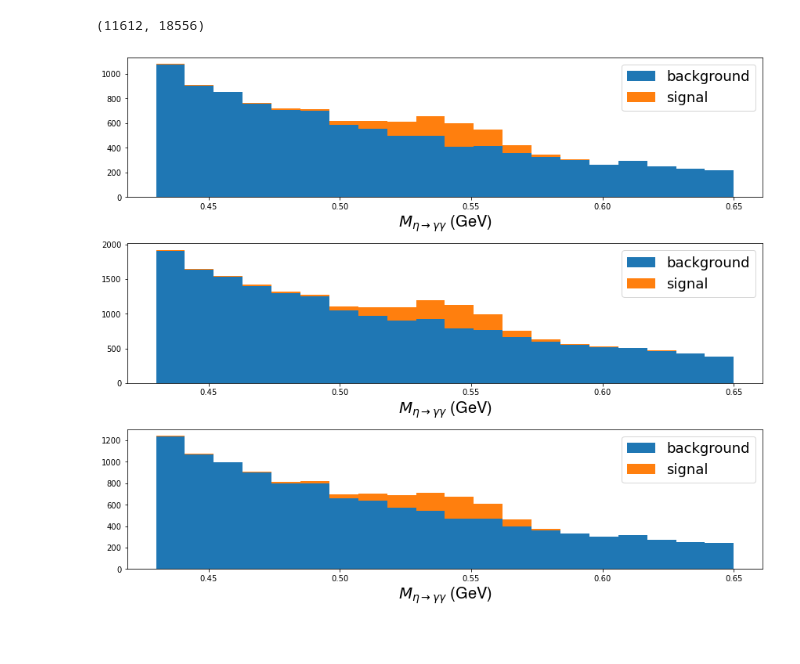
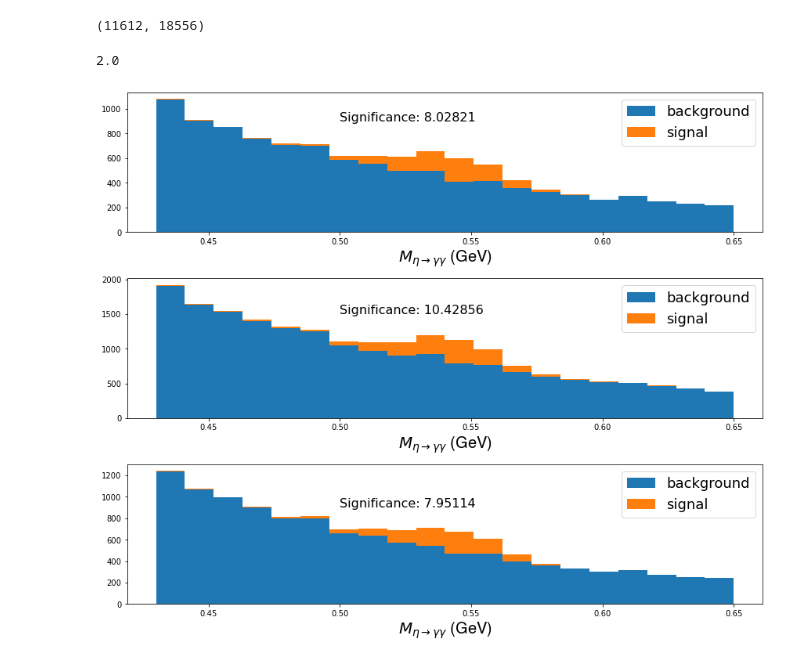
Before and after one commit to SaharGholipour/Sahar_MSc, a Jupyter notebook: InvM_eta_sigbkg_hist.ipynb, the cells around one changed output. Cells and saved outputs as stored; diff of their text form; code cells hidden in the pictures.

Commit message:
adding the significance for each method of best candidate selection

```diff
--- a/InvM_eta_sigbkg_hist.ipynb
+++ b/InvM_eta_sigbkg_hist.ipynb
@@ -706,3 +708,7 @@ eta_bkg_InvM_bBestcan = pd.concat([
 len(eta_bkg_bBestcan), len(eta_bkg_bestcan)
 # %% [output]
 (11612, 18556)
+# %%
+pow(4,0.5)
+# %% [output]
+2.0
@@ -709,16 +720,19 @@ len(eta_bkg_bBestcan), len(eta_bkg_bestcan)
 # %%
 fig,ax = plt.subplots(3,1,figsize=(12,10))
 
 count_cand0, edge_cand0, _ = ax[0].hist([eta_bkg_InvM_cand0, eta_sig_InvM_cand0], bins=20, histtype='barstacked',label=['background','signal'])
 ax[0].set_xlabel(r'$M_{\eta\rightarrow \gamma\gamma}$ (GeV)', fontdict=form_label)
+ax[0].text(0.5,900,f'Significance: {significance(eta_bkg_InvM_cand0, eta_sig_InvM_cand0):.5f}', fontsize=16)
 ax[0].legend(fontsize=18)
 count_bestcan, edge_bestcan, _ = ax[1].hist([eta_bkg_InvM_bestcan, eta_sig_InvM_bestcan], bins=20, histtype='barstacked',label=['background','signal'])
 ax[1].set_xlabel(r'$M_{\eta\rightarrow \gamma\gamma}$ (GeV)', fontdict=form_label)
+ax[1].text(0.5,1500,f'Significance: {significance(eta_bkg_InvM_bestcan, eta_sig_InvM_bestcan):.5f}', fontsize=16)
 ax[1].legend(fontsize=18)
 count_bBestcan, edge_bBestcan, _ = ax[2].hist([eta_bkg_InvM_bBestcan, eta_sig_InvM_bBestcan], bins=20, histtype='barstacked',label=['background','signal'])
 ax[2].set_xlabel(r'$M_{\eta\rightarrow \gamma\gamma}$ (GeV)', fontdict=form_label)
+ax[2].text(0.5,900,f'Significance: {significance(eta_bkg_InvM_bBestcan, eta_sig_InvM_bBestcan):.5f}', fontsize=16)
 ax[2].legend(fontsize=18)
 
 plt.tight_layout(pad=1.0)
 # %% [output]
-[figure, old version]
+[figure, new version]
```
Also changed, not shown: parts of 3 cells of this notebook.
